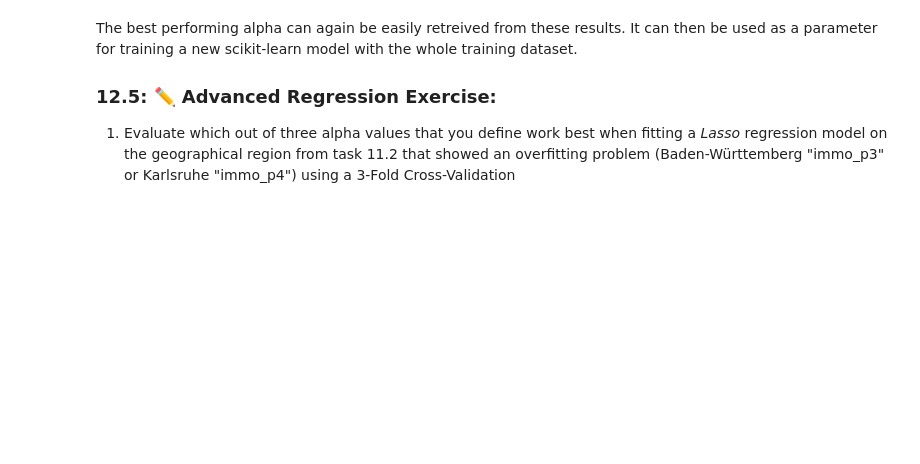
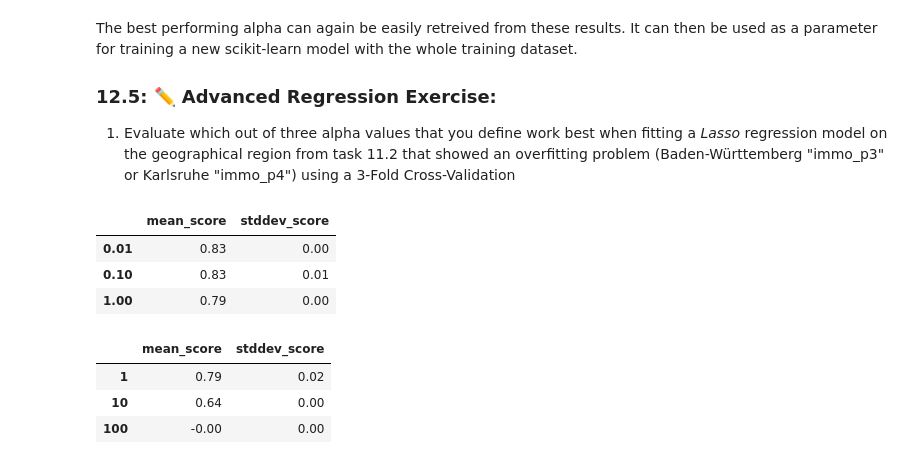
Before and after one commit to Sui-nyan/ML-excercises, a Jupyter notebook: A2_Data_Preparation_Regression.ipynb, the cells around one changed output. Cells and saved outputs as stored; diff of their text form; code cells hidden in the pictures; blank space fills up the shorter version.

```diff
--- a/A2_Data_Preparation_Regression.ipynb
+++ b/A2_Data_Preparation_Regression.ipynb
@@ -674,13 +682,4 @@ plt.show()
 # %%
-# Karlsruhe dataset immp_p4 and the target is immo_p4_Y
-immo_karlsruhe = immo[immo['geo_krs'].str.contains("Karlsruhe")]
-immo_p4 = drop_columns(immo_karlsruhe)
-# TODO: Implement
-immo_p4 = remove_rows_with_NaN_target(immo_p4)
-immo_p4 = remove_outliers(immo_p4)
-immo_p4 = impute_NaNs(immo_p4)
-immo_p4 = pd.get_dummies(immo_p4)
-immo_p4_Y = immo_p4.pop("baseRent")
 
 # data splitting
 X_train_4, X_test_4, y_train_4, y_test_4 = train_test_split(
@@ -689,10 +688,10 @@ X_train_4, X_test_4, y_train_4, y_test_4 = train_test_split(
 
 # Model and its evaluation
 ## TODO: Implement
-pipe_lr = make_pipeline(MinMaxScaler(), linear_model.LinearRegression())
-pipe_lr.fit(X_train_4, y_train_4)
+pipe_lr4 = make_pipeline(MinMaxScaler(), linear_model.LinearRegression())
+pipe_lr4.fit(X_train_4, y_train_4)
 
-y_test_pred_pipe_4 = pipe_lr.predict(X_test_4)
-y_train_pred_pipe_4 = pipe_lr.predict(X_train_4)
+y_test_pred_pipe_4 = pipe_lr4.predict(X_test_4)
+y_train_pred_pipe_4 = pipe_lr4.predict(X_train_4)
 
-print_evaluation(pipe_lr, X_train_4, X_test_4, y_train_4, y_test_4,y_train_pred_pipe_4, y_test_pred_pipe_4, immo_p4.columns)
+print_evaluation(pipe_lr4, X_train_4, X_test_4, y_train_4, y_test_4,y_train_pred_pipe_4, y_test_pred_pipe_4, immo_p4.columns)
@@ -902,0 +924,60 @@ The best performing alpha can again be easily retreived from these results. It c
+# %%
+# TODO: Implement
+# The used dataset here is immo_p4 you can try another dataset
+
+results_kfcv = {}
+
+# Loop all alphas we want to try
+for alpha in [1e-2, 1e-1, 1]:
+    scores = []
+    # Loop over 5 different Train/Test-Splits
+    splits = KFold(n_splits=3, shuffle=True, random_state=42).split(X_train_3)
+    for train_index, test_index in splits:
+        scores.append(
+            make_pipeline(MinMaxScaler(), linear_model.Lasso(alpha=alpha))
+            .fit(X_train.iloc[train_index], y_train.iloc[train_index])
+            .score(X_train.iloc[test_index], y_train.iloc[test_index])
+        )
+    # Save mean and standard deviation over the k=5 runs for every alpha
+    results_kfcv[alpha] = {
+        # "scores": scores,
+        "mean_score": np.mean(scores),
+        "stddev_score": np.std(scores),
+    }
+
+pd.DataFrame(results_kfcv).T.sort_values("mean_score", ascending=False)
+# %% [output]
+|  | mean_score | stddev_score |
+| 0.01 | 0.83 | 0.00 |
+| 0.10 | 0.83 | 0.01 |
+| 1.00 | 0.79 | 0.00 |
+# %%
+# TODO: Implement
+# The used dataset here is immo_p4 you can try another dataset
+
+results_kfcv = {}
+
+# Loop all alphas we want to try
+for alpha in [1, 10, 100]:
+    scores = []
+    # Loop over 5 different Train/Test-Splits
+    splits = KFold(n_splits=3, shuffle=True, random_state=42).split(X_train_4)
+    for train_index, test_index in splits:
+        scores.append(
+            make_pipeline(MinMaxScaler(), linear_model.Lasso(alpha=alpha))
+            .fit(X_train.iloc[train_index], y_train.iloc[train_index])
+            .score(X_train.iloc[test_index], y_train.iloc[test_index])
+        )
+    # Save mean and standard deviation over the k=5 runs for every alpha
+    results_kfcv[alpha] = {
+        # "scores": scores,
+        "mean_score": np.mean(scores),
+        "stddev_score": np.std(scores),
+    }
+
+pd.DataFrame(results_kfcv).T.sort_values("mean_score", ascending=False)
+# %% [output]
+|  | mean_score | stddev_score |
+| 1 | 0.79 | 0.02 |
+| 10 | 0.64 | 0.00 |
+| 100 | -0.00 | 0.00 |
```
Also changed, not shown: parts of 15 cells of this notebook.
